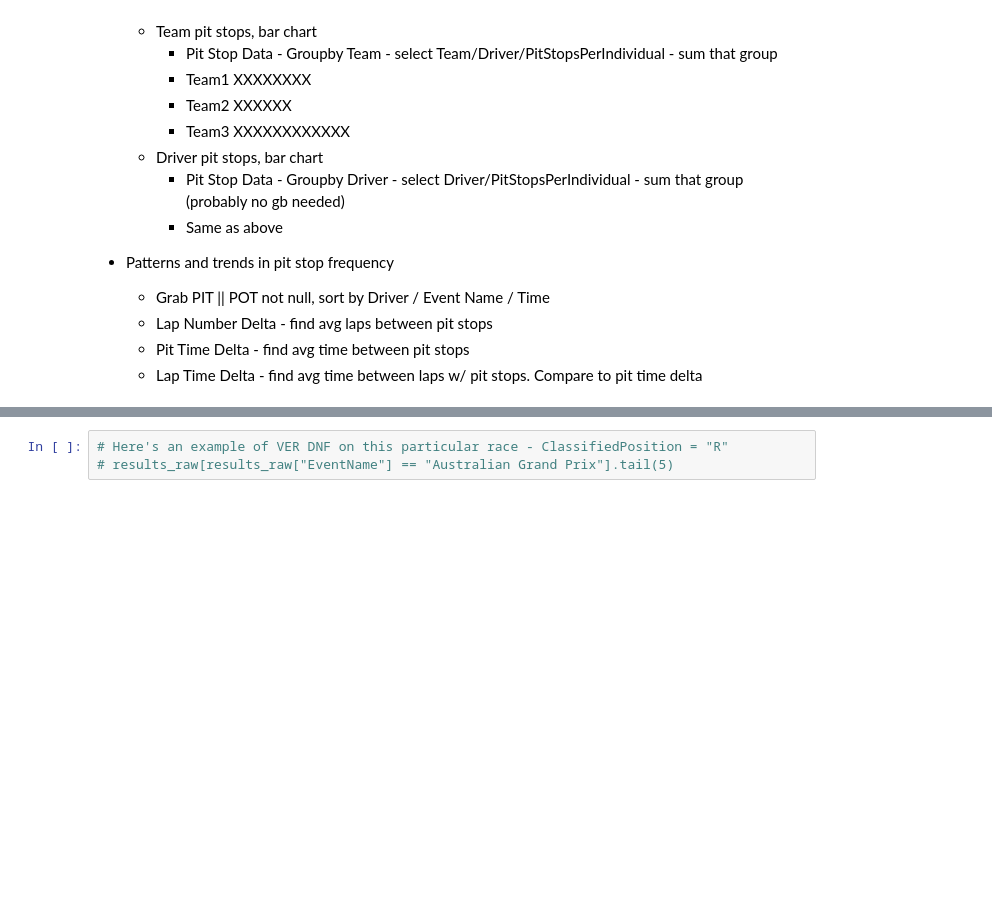
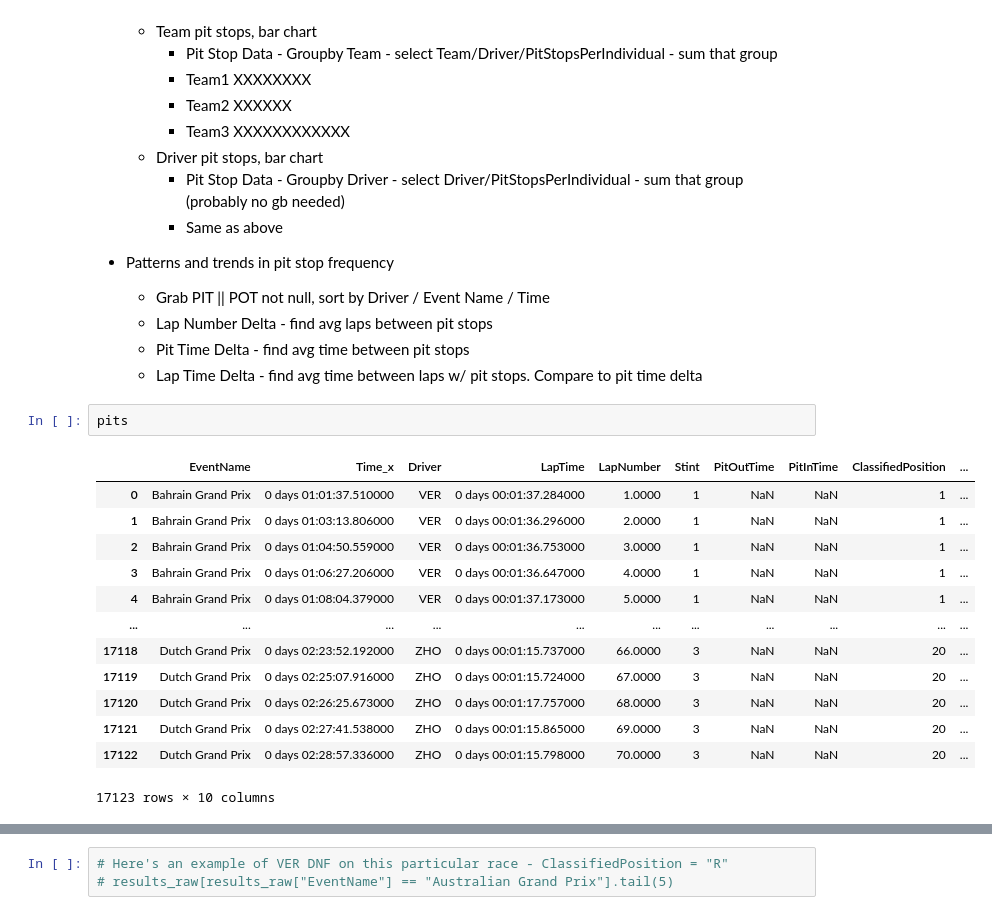
Before and after one commit to MyNameIsCalvinDavis/Data-Science, a Jupyter notebook: F1/F1.ipynb, the cells around one changed output, grey strips where cells are left out. Saved outputs shown, nothing was run; the diff lists cells and outputs as text; blank space fills up the shorter version.

```diff
--- a/F1/F1.ipynb
+++ b/F1/F1.ipynb
@@ -304,5 +305,21 @@ https://www.formula1.com/en/video/race-highlights-2024-australian-grand-prix.179
     * Lap Number Delta - find avg laps between pit stops
     * Pit Time Delta - find avg time between pit stops
     * Lap Time Delta - find avg time between laps w/ pit stops. Compare to pit time delta
+# %%
+pits
+# %% [output]
+|  | EventName | Time_x | Driver | LapTime | LapNumber | Stint | PitOutTime | PitInTime | ClassifiedPosition | ... |
+| 0 | Bahrain Grand Prix | 0 days 01:01:37.510000 | VER | 0 days 00:01:37.284000 | 1.0000 | 1 | NaN | NaN | 1 | ... |
+| 1 | Bahrain Grand Prix | 0 days 01:03:13.806000 | VER | 0 days 00:01:36.296000 | 2.0000 | 1 | NaN | NaN | 1 | ... |
+| 2 | Bahrain Grand Prix | 0 days 01:04:50.559000 | VER | 0 days 00:01:36.753000 | 3.0000 | 1 | NaN | NaN | 1 | ... |
+| 3 | Bahrain Grand Prix | 0 days 01:06:27.206000 | VER | 0 days 00:01:36.647000 | 4.0000 | 1 | NaN | NaN | 1 | ... |
+| 4 | Bahrain Grand Prix | 0 days 01:08:04.379000 | VER | 0 days 00:01:37.173000 | 5.0000 | 1 | NaN | NaN | 1 | ... |
+| ... | ... | ... | ... | ... | ... | ... | ... | ... | ... | ... |
+| 17118 | Dutch Grand Prix | 0 days 02:23:52.192000 | ZHO | 0 days 00:01:15.737000 | 66.0000 | 3 | NaN | NaN | 20 | ... |
+| 17119 | Dutch Grand Prix | 0 days 02:25:07.916000 | ZHO | 0 days 00:01:15.724000 | 67.0000 | 3 | NaN | NaN | 20 | ... |
+| 17120 | Dutch Grand Prix | 0 days 02:26:25.673000 | ZHO | 0 days 00:01:17.757000 | 68.0000 | 3 | NaN | NaN | 20 | ... |
+| 17121 | Dutch Grand Prix | 0 days 02:27:41.538000 | ZHO | 0 days 00:01:15.865000 | 69.0000 | 3 | NaN | NaN | 20 | ... |
+| 17122 | Dutch Grand Prix | 0 days 02:28:57.336000 | ZHO | 0 days 00:01:15.798000 | 70.0000 | 3 | NaN | NaN | 20 | ... |
+17123 rows × 10 columns
 # %%
 pits = pd.merge(laps_raw, results_raw, left_on=["EventName", "Driver"], right_on=["EventName", "Abbreviation"]) \
```
Also changed, not shown: parts of 7 cells of this notebook.
